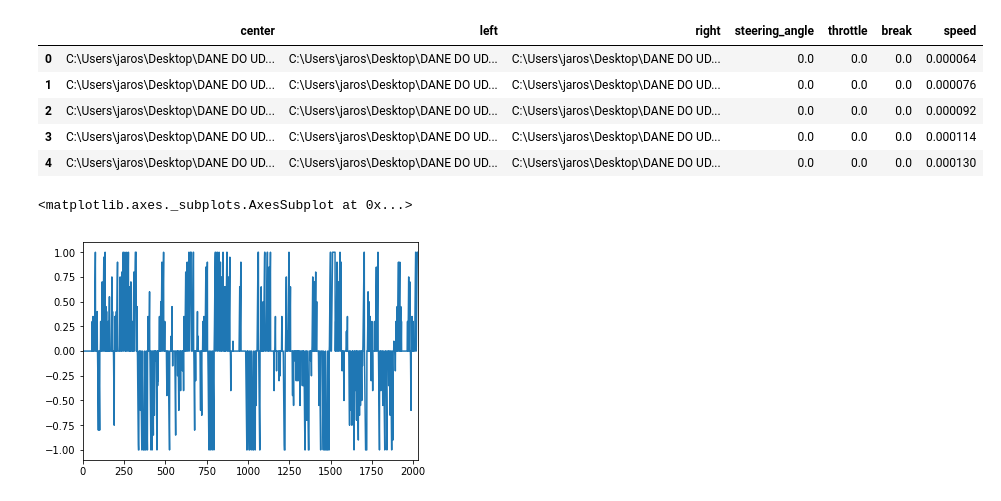
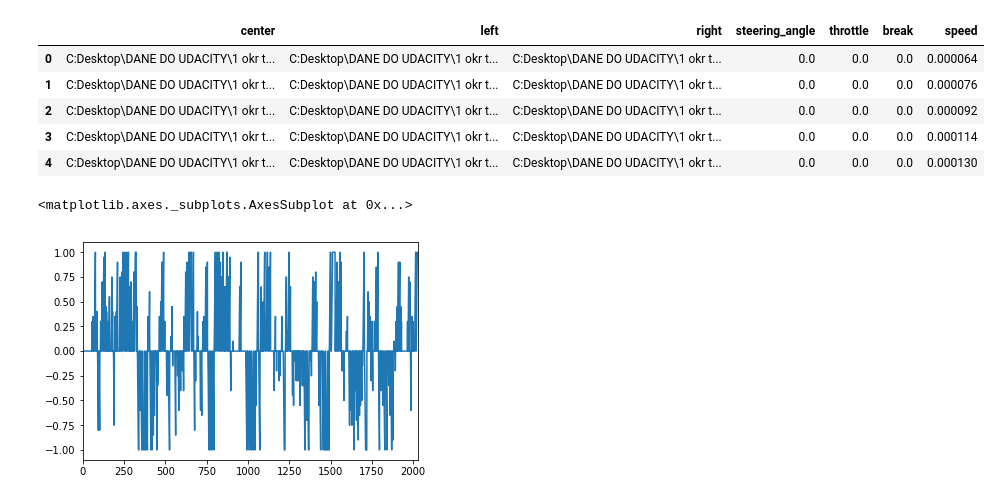
Before and after one commit to miwojtkowska/self-driving-car, a Jupyter notebook: Zapis_danych.ipynb, the cells around one changed output. Cells and saved outputs as stored; diff of their text form; code cells hidden in the pictures.

```diff
--- a/Zapis_danych.ipynb
+++ b/Zapis_danych.ipynb
@@ -10,15 +10,15 @@ import numpy as np
 # %%
 # wczytanie pliku i zmiana nazw kolumn
 
-df = pd.read_csv('C:/Users/jaros/Desktop/DANE DO UDACITY/1 okrazenie/driving_log.csv', names = ['center', 'left', 'right', 'steering_angle', 'throttle', 'break', 'speed'])
+df = pd.read_csv('C:/Users//Desktop/DANE DO UDACITY/1 okrazenie/driving_log.csv', names = ['center', 'left', 'right', 'steering_angle', 'throttle', 'break', 'speed'])
 df.head()
 # %% [output]
 |  | center | left | right | steering_angle | throttle | break | speed |
-| 0 | C:\Users\jaros\Desktop\DANE DO UD... | C:\Users\jaros\Desktop\DANE DO UD... | C:\Users\jaros\Desktop\DANE DO UD... | 0.0 | 0.0 | 0.0 | 0.000064 |
-| 1 | C:\Users\jaros\Desktop\DANE DO UD... | C:\Users\jaros\Desktop\DANE DO UD... | C:\Users\jaros\Desktop\DANE DO UD... | 0.0 | 0.0 | 0.0 | 0.000076 |
-| 2 | C:\Users\jaros\Desktop\DANE DO UD... | C:\Users\jaros\Desktop\DANE DO UD... | C:\Users\jaros\Desktop\DANE DO UD... | 0.0 | 0.0 | 0.0 | 0.000092 |
-| 3 | C:\Users\jaros\Desktop\DANE DO UD... | C:\Users\jaros\Desktop\DANE DO UD... | C:\Users\jaros\Desktop\DANE DO UD... | 0.0 | 0.0 | 0.0 | 0.000114 |
-| 4 | C:\Users\jaros\Desktop\DANE DO UD... | C:\Users\jaros\Desktop\DANE DO UD... | C:\Users\jaros\Desktop\DANE DO UD... | 0.0 | 0.0 | 0.0 | 0.000130 |
+| 0 | C:Desktop\DANE DO UDACITY\1 okr t... | C:Desktop\DANE DO UDACITY\1 okr t... | C:Desktop\DANE DO UDACITY\1 okr t... | 0.0 | 0.0 | 0.0 | 0.000064 |
+| 1 | C:Desktop\DANE DO UDACITY\1 okr t... | C:Desktop\DANE DO UDACITY\1 okr t... | C:Desktop\DANE DO UDACITY\1 okr t... | 0.0 | 0.0 | 0.0 | 0.000076 |
+| 2 | C:Desktop\DANE DO UDACITY\1 okr t... | C:Desktop\DANE DO UDACITY\1 okr t... | C:Desktop\DANE DO UDACITY\1 okr t... | 0.0 | 0.0 | 0.0 | 0.000092 |
+| 3 | C:Desktop\DANE DO UDACITY\1 okr t... | C:Desktop\DANE DO UDACITY\1 okr t... | C:Desktop\DANE DO UDACITY\1 okr t... | 0.0 | 0.0 | 0.0 | 0.000114 |
+| 4 | C:Desktop\DANE DO UDACITY\1 okr t... | C:Desktop\DANE DO UDACITY\1 okr t... | C:Desktop\DANE DO UDACITY\1 okr t... | 0.0 | 0.0 | 0.0 | 0.000130 |
 # %%
 # wyświetlenie wykresu steering angle
 
```
